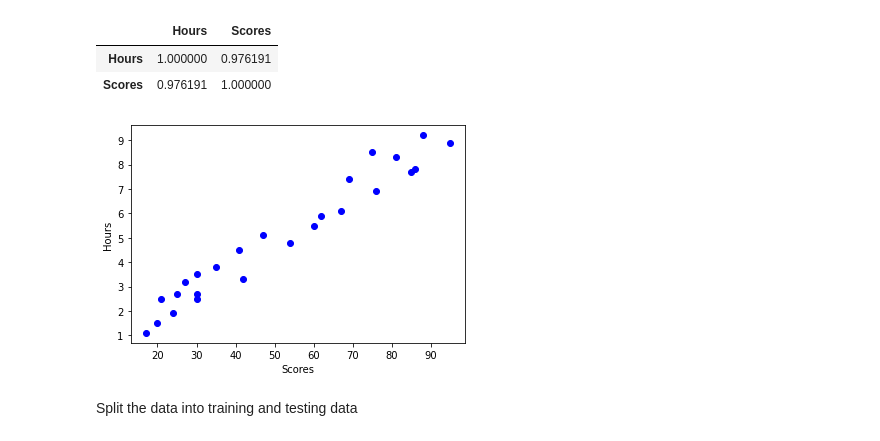
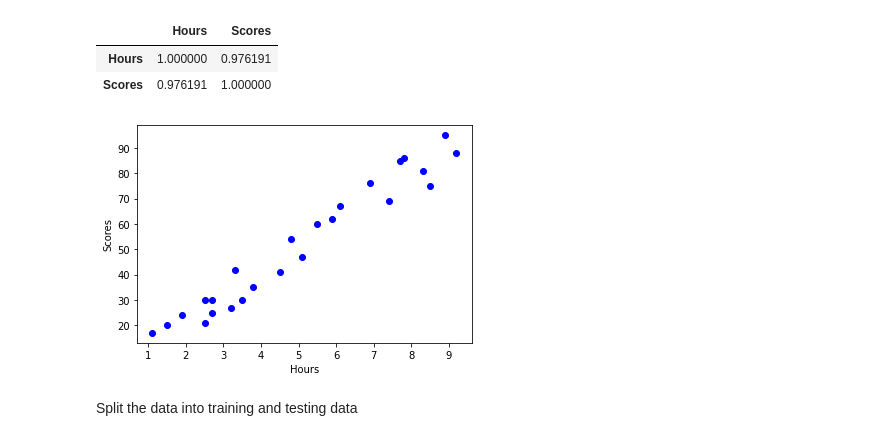
Before and after one commit to PandeeswariM/Intern_at_The_Sparks_Foundation, a Jupyter notebook: Task_1_Prediction_using_Supervised_ML.ipynb, the cells around one changed output. Saved outputs shown, nothing was run; the diff lists cells and outputs as text; code cells hidden in the pictures.

```diff
--- a/Task_1_Prediction_using_Supervised_ML.ipynb
+++ b/Task_1_Prediction_using_Supervised_ML.ipynb
@@ -69,12 +69,12 @@ df.corr()
 | Hours | 1.000000 | 0.976191 |
 | Scores | 0.976191 | 1.000000 |
 # %%
-plt.scatter(df['Scores'], df['Hours'], color='blue')
-plt.xlabel('Scores')
-plt.ylabel('Hours')
+plt.scatter(df['Hours'], df['Scores'], color='blue')
+plt.xlabel('Hours')
+plt.ylabel('Scores')
 plt.show()
 # %% [output]
-[figure, old version]
+[figure, new version]
 # %% [markdown]
 Split the data into training and testing data
 # %%
```
Also changed, not shown: parts of 6 cells of this notebook.
